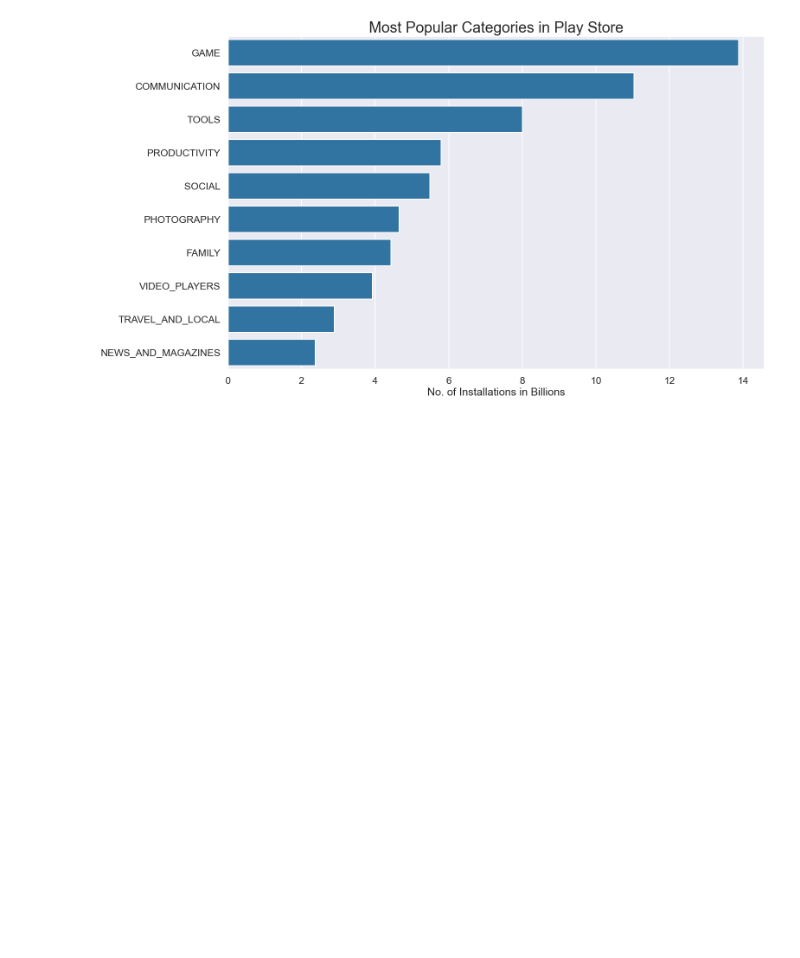
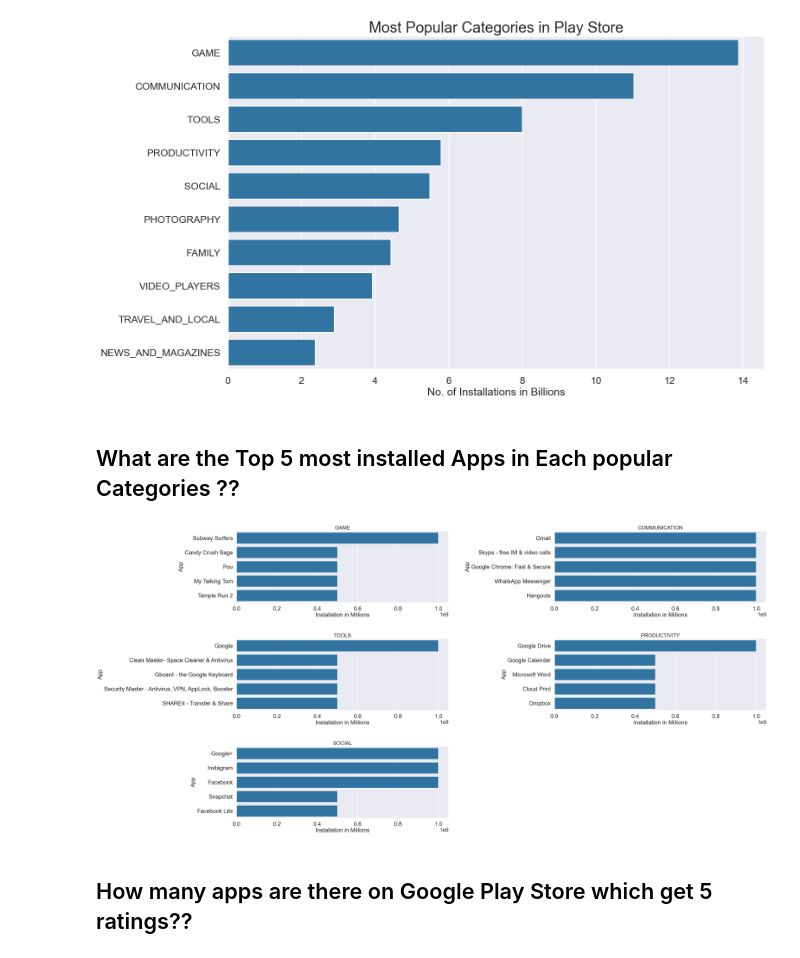
Before and after one commit to DevJelvehgar/Data_Analyst_on_Googleplay_Dataset, a Jupyter notebook: playstore_dataset.ipynb, the cells around one changed output. Drawn from its saved outputs; the diff is of its cells as text; code cells hidden in the pictures; blank space fills up the shorter version.

```diff
--- a/playstore_dataset.ipynb
+++ b/playstore_dataset.ipynb
@@ -285,3 +289,34 @@ ax.set_title("Most Popular Categories in Play Store", size = 25)
 # %% [output]
 Text(0.5, 1.0, 'Most Popular Categories in Play Store')
 [figure]
+# %% [markdown]
+## What are the Top 5 most installed Apps in Each popular Categories ??
+# %%
+# Group app_category by Installing
+popular_apps = df.groupby(['App', "Category"])["Installs"].sum().reset_index()
+# %%
+# Sorted App in each category that has most Install size
+popular_apps = popular_apps.sort_values("Installs", ascending=False)
+# %%
+# Extract 5 top popular categories
+popular_categries = list(most_cat_installs["Category"].head(5))
+# %%
+# show Top 5 most installed Apps in Each popular Categories
+sns.set_context("poster")
+sns.set_style("darkgrid")
+plt.figure(figsize=(40,30))
+plt.subplots_adjust(wspace=.5, hspace=.5)
+for i, category in enumerate(popular_categries):
+    df2 = popular_apps[ popular_apps["Category"] == category ]
+    df3 = df2.head(5)
+    plt.subplot(4,2,i+1)
+    sns.barplot(data=df3, x='Installs', y='App' )
+    plt.xticks(fontsize=24)  # Set fontsize for x-axis labels
+    plt.yticks(fontsize=24)  # Set fontsize for y-axis labels
+    plt.xlabel('Installation in Millions', fontsize=24)
+
+    plt.title(category,size = 22)
+# %% [output]
+[figure, added]
+# %% [markdown]
+## How many apps are there on Google Play Store which get 5 ratings??
```
Also changed, not shown: parts of 7 cells of this notebook.
